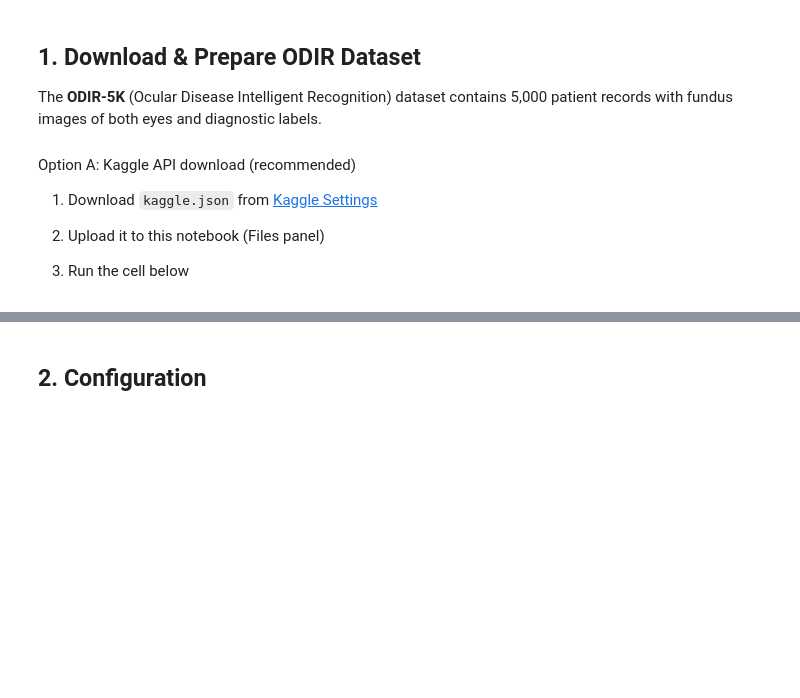
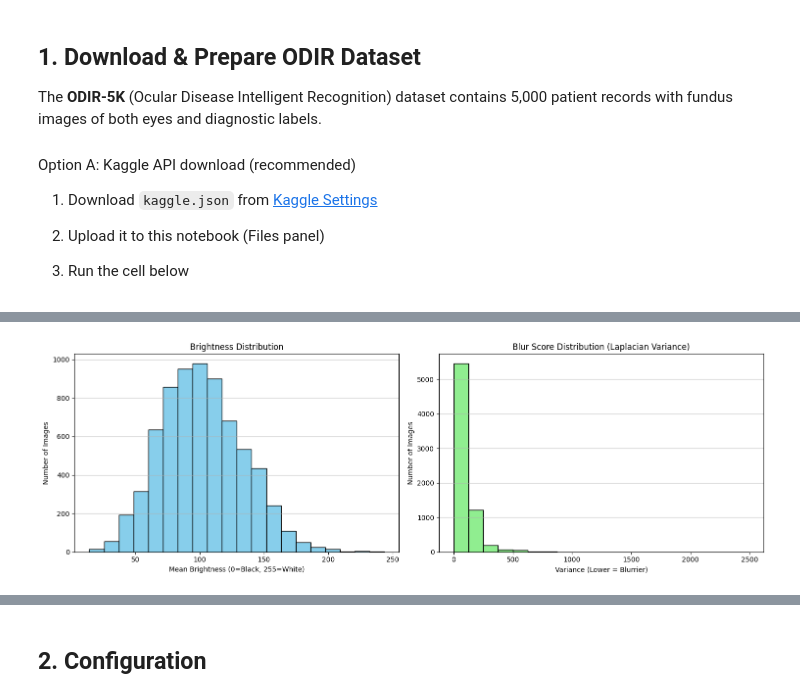
Before and after one commit to SanjuktaK/ssl-fundus-classification, a Jupyter notebook: SSL_Fundus_Pipeline.ipynb, the cells around one changed output, grey strips where cells are left out. Cells and saved outputs as stored; diff of their text form; code cells hidden in the pictures; blank space fills up the shorter version.

```diff
--- a/SSL_Fundus_Pipeline.ipynb
+++ b/SSL_Fundus_Pipeline.ipynb
@@ -66,0 +101,99 @@ print(f"DATA_ROOT: {DATA_ROOT}")
+# %%
+import cv2
+import numpy as np
+import os
+import random
+import glob
+import matplotlib.pyplot as plt
+from pathlib import Path
+
+def get_image_metrics(image_path):
+    """
+    Loads an image, auto-crops the fundus, and calculates raw QA metrics.
+    """
+    image = cv2.imread(image_path)
+    if image is None:
+        return None, None
+
+    # Auto-crop logic
+    gray = cv2.cvtColor(image, cv2.COLOR_BGR2GRAY)
+    _, mask = cv2.threshold(gray, 10, 255, cv2.THRESH_BINARY)
+
+    contours, _ = cv2.findContours(mask, cv2.RETR_EXTERNAL, cv2.CHAIN_APPROX_SIMPLE)
+    if not contours:
+        return None, None # Totally black image
+
+    c = max(contours, key=cv2.contourArea)
+    x, y, w, h = cv2.boundingRect(c)
+
+    cropped_gray = gray[y:y+h, x:x+w]
+    cropped_mask = mask[y:y+h, x:x+w]
+
+    # Safety check in case of weird crops
+    if np.sum(cropped_mask > 0) == 0:
+        return None, None
+
+    # Calculate Metrics
+    mean_brightness = np.mean(cropped_gray[cropped_mask > 0])
+    blur_score = cv2.Laplacian(cropped_gray, cv2.CV_64F).var()
+
+    return mean_brightness, blur_score
+
+# --- SCRIPT SETUP ---
+# CHANGE THIS to the path where your ODIR images are stored
+odir_folder_path = "/content/drive/MyDrive/CV-2026/Training Set/Images"
+image_count = len([f for f in Path(odir_folder_path).iterdir()
+                   if f.suffix.lower() in ['.jpg', '.jpeg', '.png', '.gif']])
+
+print(f"Total images: {image_count}")
+# Grab all image files (assuming they are .jpg, change if they are .png)
+all_images = glob.glob(os.path.join(odir_folder_path, "*.jpg"))
+
+# Randomly sample 50 images to process (adjust this number up if it runs fast!)
+sample_size = max(50, len(all_images))
+sampled_images = random.sample(all_images, sample_size)
+
+brightness_scores = []
+blur_scores = []
+valid_images = []
+
+print(f"Processing {sample_size} images...")
+
+for img_path in sampled_images:
+    brightness, blur = get_image_metrics(img_path)
+    if brightness is not None and blur is not None:
+        brightness_scores.append(brightness)
+        blur_scores.append(blur)
+        valid_images.append(img_path)
+
+print("Done processing. Plotting results...")
+
+# --- PLOTTING ---
+fig, (ax1, ax2) = plt.subplots(1, 2, figsize=(15, 5))
+
+# Plot 1: Brightness Distribution
+ax1.hist(brightness_scores, bins=20, color='skyblue', edgecolor='black')
+ax1.set_title('Brightness Distribution')
+ax1.set_xlabel('Mean Brightness (0=Black, 255=White)')
+ax1.set_ylabel('Number of Images')
+ax1.grid(axis='y', alpha=0.75)
+
+# Plot 2: Blur Distribution (Laplacian Variance)
+ax2.hist(blur_scores, bins=20, color='lightgreen', edgecolor='black')
+ax2.set_title('Blur Score Distribution (Laplacian Variance)')
+ax2.set_xlabel('Variance (Lower = Blurrier)')
+ax2.set_ylabel('Number of Images')
+ax2.grid(axis='y', alpha=0.75)
+
+plt.tight_layout()
+plt.show()
+
+# Scatter plot to see relationship
+plt.figure(figsize=(8, 6))
+plt.scatter(brightness_scores, blur_scores, alpha=0.6, c='purple')
+plt.title('Brightness vs. Blur Score')
+plt.xlabel('Mean Brightness')
+plt.ylabel('Laplacian Variance (Sharpness)')
+plt.grid(True, alpha=0.3)
+plt.show()
+# %% [output]
@@ -66,0 +203 @@ print(f"DATA_ROOT: {DATA_ROOT}")
+[figure, added]
```
Also changed, not shown: parts of 23 cells of this notebook.
